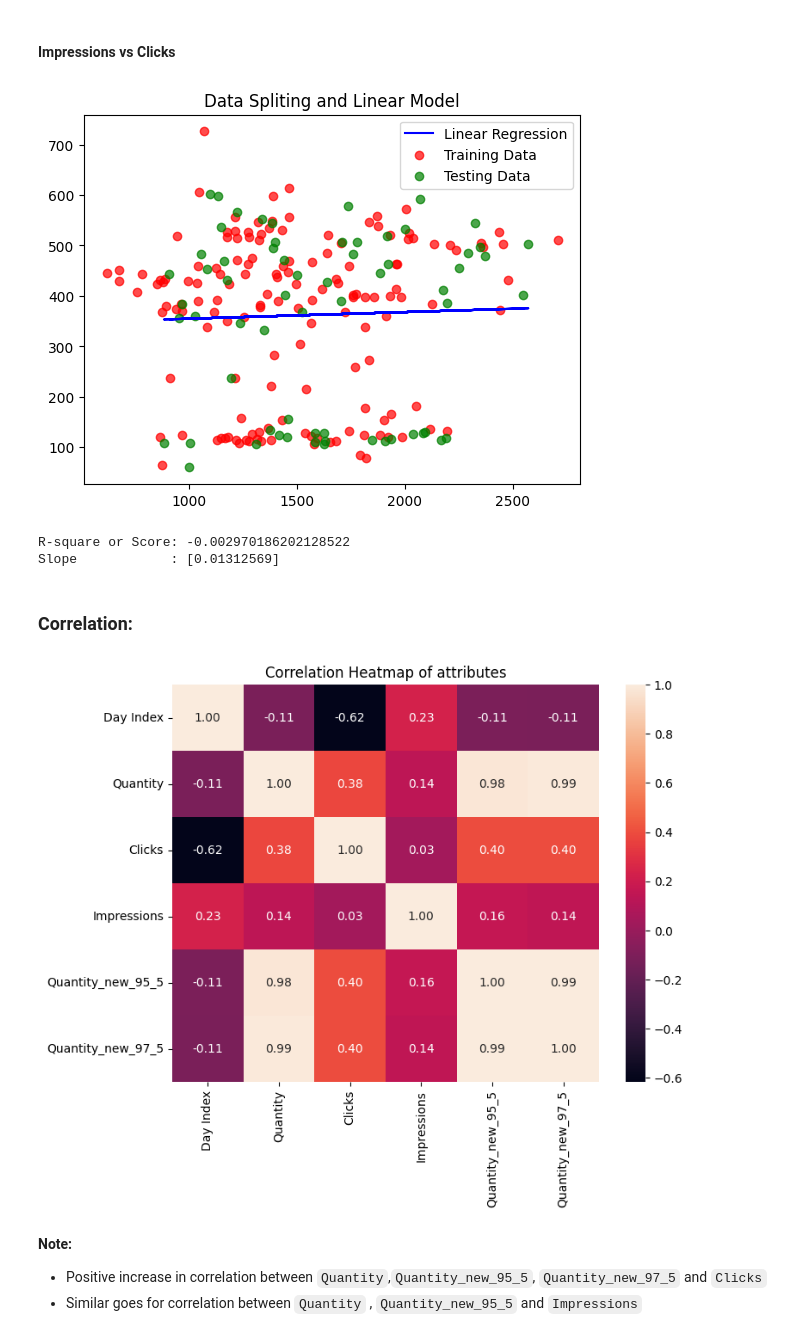
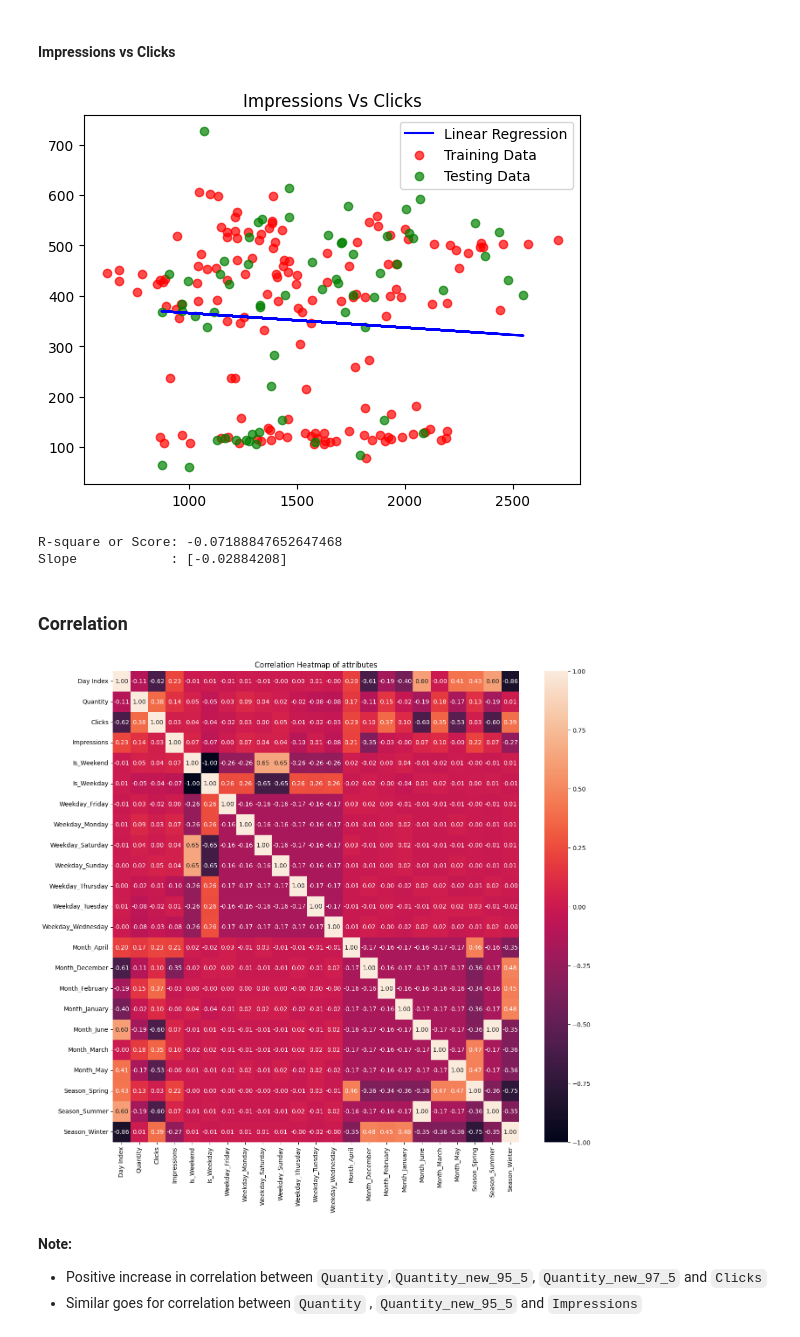
Before and after one commit to springboardmentor139/Demand-Forecasting-For-E-commerce, a Jupyter notebook: Prathamesh Magare/Demand_Forecasting_Retailer.ipynb, the cells around one changed output. Saved outputs shown, nothing was run; the diff lists cells and outputs as text; code cells hidden in the pictures.

```diff
--- a/Prathamesh Magare/Demand_Forecasting_Retailer.ipynb
+++ b/Prathamesh Magare/Demand_Forecasting_Retailer.ipynb
@@ -924,21 +932,23 @@ Slope            : [0.01359553]
 # %% [markdown]
 #### Impressions vs Clicks
 # %%
-LRModelResult(X = product_clicks_impression['Impressions'],y = product_clicks_impression['Clicks'])
+LRModelResult(X = product_clicks_impression['Impressions'],y = product_clicks_impression['Clicks'],X_col = 'Impressions', Y_col = 'Clicks')
 # %% [output]
-[figure, old version]
+[figure, new version]
-R-square or Score: -0.002970186202128522
-Slope            : [0.01312569]
+R-square or Score: -0.07188847652647468
+Slope            : [-0.02884208]
 # %% [markdown]
-### Correlation:
+### Correlation
 # %%
-correlation_matrix = product_clicks_impression.corr("pearson")
-plt.figure(figsize=(8, 6))
+cols = ['Day Index', 'Quantity', 'Clicks', 'Impressions', 'Is_Weekend', 'Is_Weekday', 'Weekday_Friday','Weekday_Monday', 'Weekday_Saturday', 'Weekday_Sunday','Weekday_Thursday', 'Weekday_Tuesday', 'Weekday_Wednesday', 'Month_April', 'Month_December', 'Month_February', 'Month_January','Month_June', 'Month_March', 'Month_May', 'Season_Spring','Season_Summer', 'Season_Winter']
+temp = product_clicks_impression_update[cols]
+correlation_matrix = temp.corr("pearson")
+plt.figure(figsize=(15, 14))
 sns.heatmap(correlation_matrix, annot=True, fmt=".2f")
 plt.title('Correlation Heatmap of attributes')
 plt.show()
 # %% [output]
-[figure, old version]
+[figure, new version]
 # %% [markdown]
 **Note:**
 - Positive increase in correlation between `Quantity`,`Quantity_new_95_5`, `Quantity_new_97_5` and `Clicks`
```
Also changed, not shown: parts of 31 cells of this notebook.
